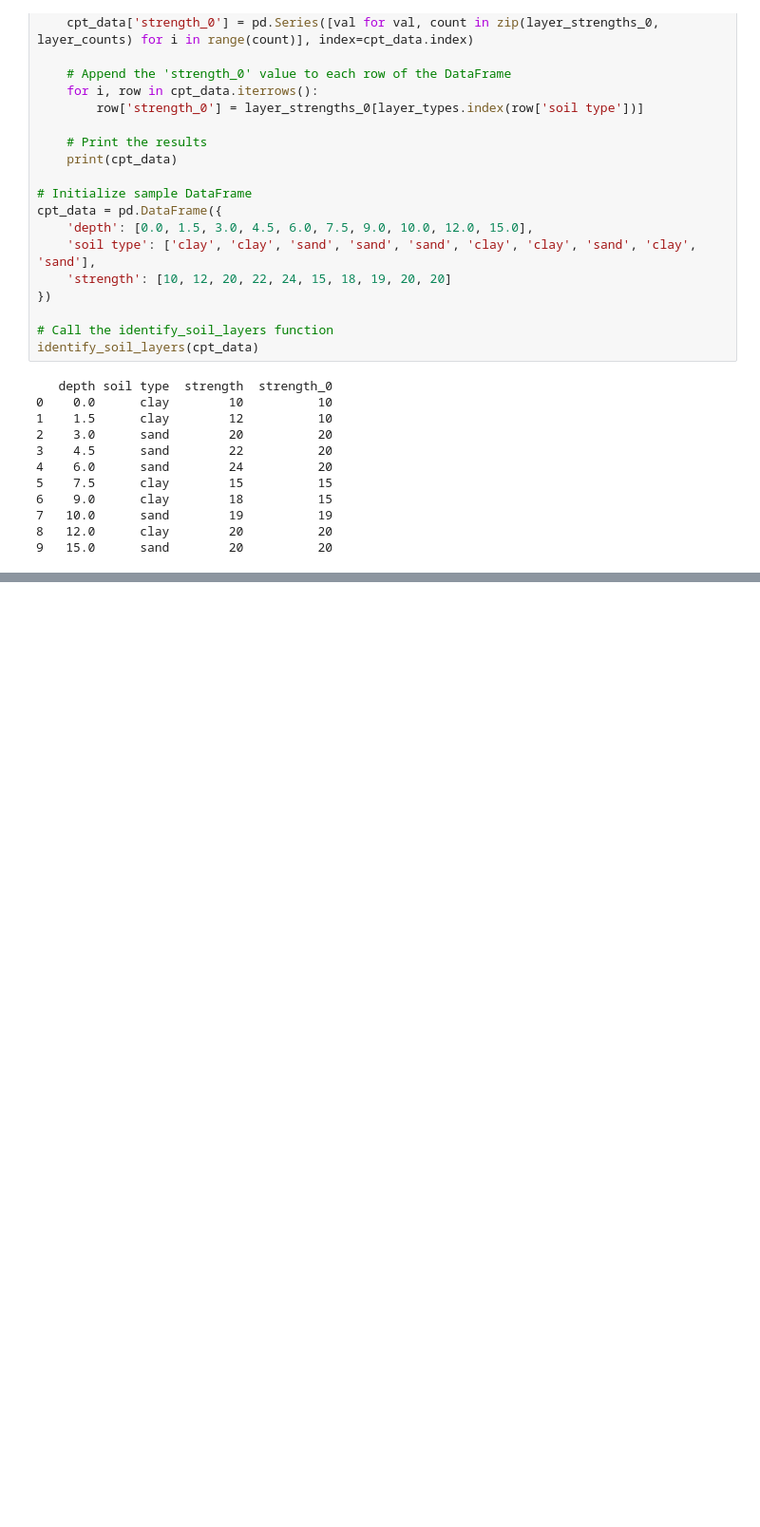
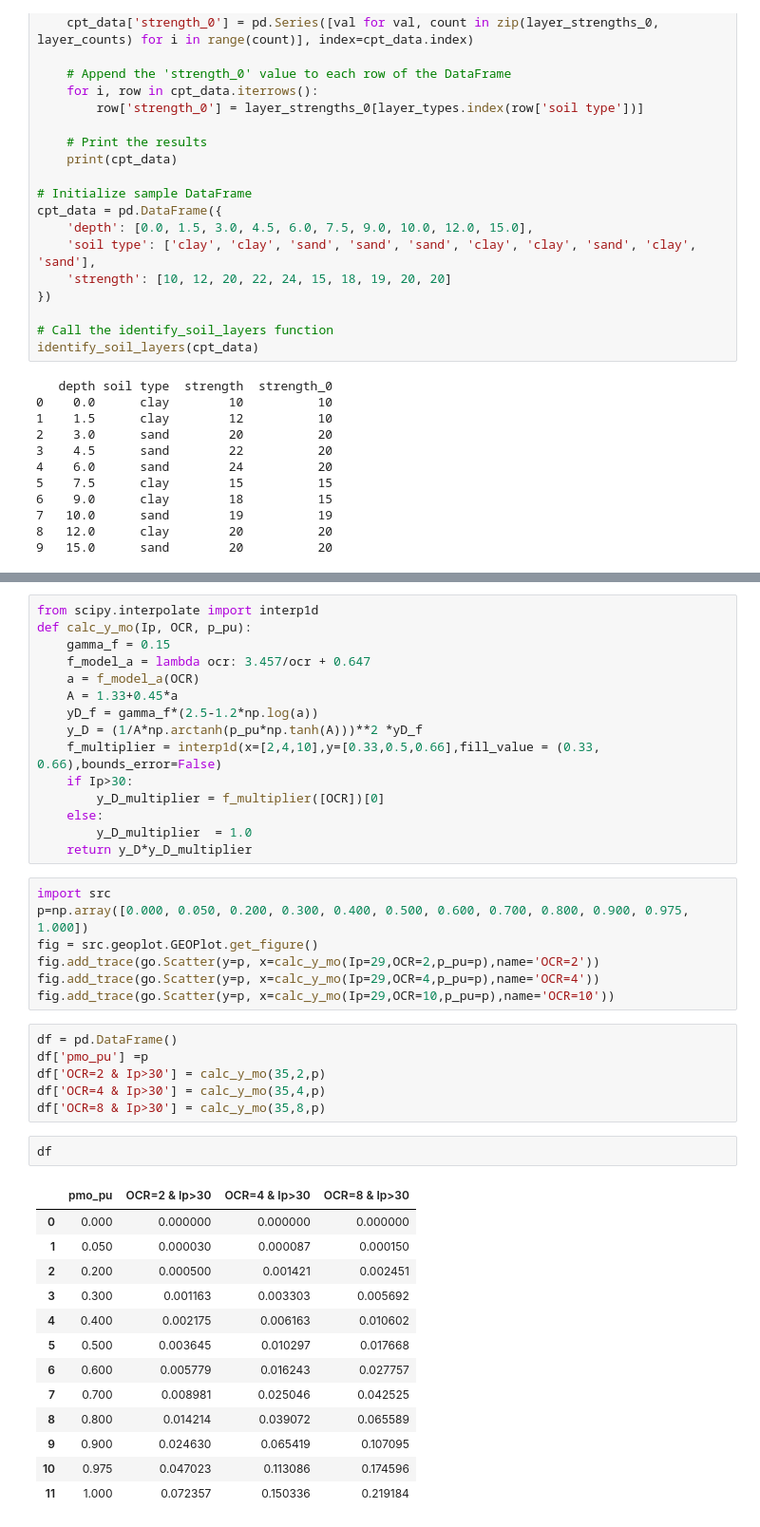
Before and after one commit to dazhongli/UnitCPT, a Jupyter notebook: p_y_interface.ipynb, the cells around one changed output, grey strips where cells are left out. Shown at 95% size. Cells and saved outputs as stored; diff of their text form; blank space fills up the shorter version.

```diff
--- a/p_y_interface.ipynb
+++ b/p_y_interface.ipynb
@@ -240,0 +289,44 @@ identify_soil_layers(cpt_data)
+# %%
+from scipy.interpolate import interp1d
+def calc_y_mo(Ip, OCR, p_pu):
+    gamma_f = 0.15
+    f_model_a = lambda ocr: 3.457/ocr + 0.647
+    a = f_model_a(OCR)
+    A = 1.33+0.45*a
+    yD_f = gamma_f*(2.5-1.2*np.log(a))
+    y_D = (1/A*np.arctanh(p_pu*np.tanh(A)))**2 *yD_f
+    f_multiplier = interp1d(x=[2,4,10],y=[0.33,0.5,0.66],fill_value = (0.33, 0.66),bounds_error=False)
+    if Ip>30:
+        y_D_multiplier = f_multiplier([OCR])[0]
+    else:
+        y_D_multiplier  = 1.0
+    return y_D*y_D_multiplier
+# %%
+import src
+p=np.array([0.000, 0.050, 0.200, 0.300, 0.400, 0.500, 0.600, 0.700, 0.800, 0.900, 0.975, 1.000])
+fig = src.geoplot.GEOPlot.get_figure()
+fig.add_trace(go.Scatter(y=p, x=calc_y_mo(Ip=29,OCR=2,p_pu=p),name='OCR=2'))
+fig.add_trace(go.Scatter(y=p, x=calc_y_mo(Ip=29,OCR=4,p_pu=p),name='OCR=4'))
+fig.add_trace(go.Scatter(y=p, x=calc_y_mo(Ip=29,OCR=10,p_pu=p),name='OCR=10'))
+# %%
+df = pd.DataFrame()
+df['pmo_pu'] =p
+df['OCR=2 & Ip>30'] = calc_y_mo(35,2,p)
+df['OCR=4 & Ip>30'] = calc_y_mo(35,4,p)
+df['OCR=8 & Ip>30'] = calc_y_mo(35,8,p)
+# %%
+df
+# %% [output]
+|  | pmo_pu | OCR=2 & Ip>30 | OCR=4 & Ip>30 | OCR=8 & Ip>30 |
+| 0 | 0.000 | 0.000000 | 0.000000 | 0.000000 |
+| 1 | 0.050 | 0.000030 | 0.000087 | 0.000150 |
+| 2 | 0.200 | 0.000500 | 0.001421 | 0.002451 |
+| 3 | 0.300 | 0.001163 | 0.003303 | 0.005692 |
+| 4 | 0.400 | 0.002175 | 0.006163 | 0.010602 |
+| 5 | 0.500 | 0.003645 | 0.010297 | 0.017668 |
+| 6 | 0.600 | 0.005779 | 0.016243 | 0.027757 |
+| 7 | 0.700 | 0.008981 | 0.025046 | 0.042525 |
+| 8 | 0.800 | 0.014214 | 0.039072 | 0.065589 |
+| 9 | 0.900 | 0.024630 | 0.065419 | 0.107095 |
+| 10 | 0.975 | 0.047023 | 0.113086 | 0.174596 |
+| 11 | 1.000 | 0.072357 | 0.150336 | 0.219184 |
```
Also changed, not shown: parts of 9 cells of this notebook.
